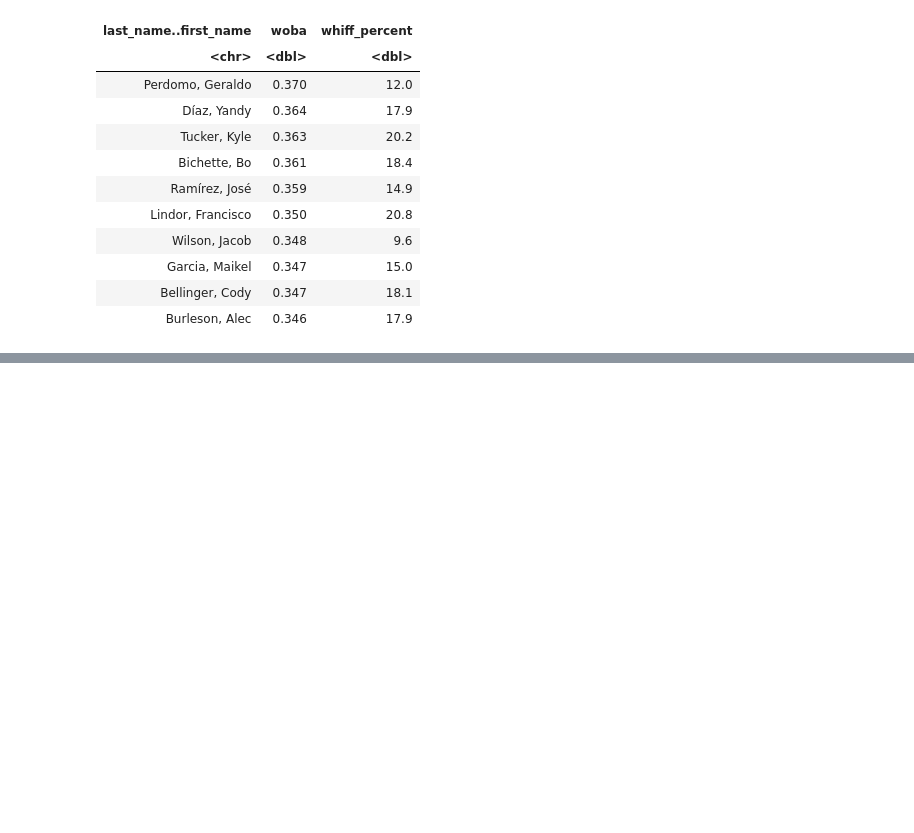
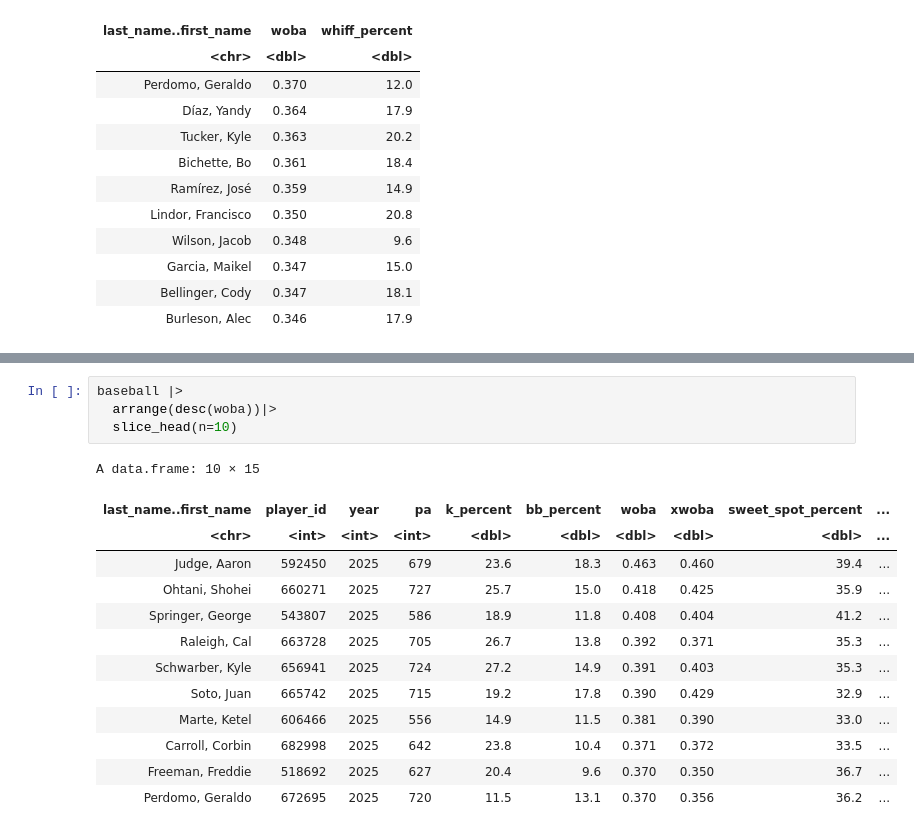
Before and after one commit to glennnoronha/R, a Jupyter notebook: baseball_savant.ipynb, the cells around one changed output, grey strips where cells are left out. Cells and saved outputs as stored; diff of their text form; blank space fills up the shorter version.

```diff
--- a/baseball_savant.ipynb
+++ b/baseball_savant.ipynb
@@ -216,0 +228,18 @@ A data.frame: 10 × 3
+# %%
+baseball |>
+  arrange(desc(woba))|>
+  slice_head(n=10)
+# %% [output]
+A data.frame: 10 × 15
+| last_name..first_name | player_id | year | pa | k_percent | bb_percent | woba | xwoba | sweet_spot_percent | ... |
+| <chr> | <int> | <int> | <int> | <dbl> | <dbl> | <dbl> | <dbl> | <dbl> | ... |
+| Judge, Aaron | 592450 | 2025 | 679 | 23.6 | 18.3 | 0.463 | 0.460 | 39.4 | ... |
+| Ohtani, Shohei | 660271 | 2025 | 727 | 25.7 | 15.0 | 0.418 | 0.425 | 35.9 | ... |
+| Springer, George | 543807 | 2025 | 586 | 18.9 | 11.8 | 0.408 | 0.404 | 41.2 | ... |
+| Raleigh, Cal | 663728 | 2025 | 705 | 26.7 | 13.8 | 0.392 | 0.371 | 35.3 | ... |
+| Schwarber, Kyle | 656941 | 2025 | 724 | 27.2 | 14.9 | 0.391 | 0.403 | 35.3 | ... |
+| Soto, Juan | 665742 | 2025 | 715 | 19.2 | 17.8 | 0.390 | 0.429 | 32.9 | ... |
+| Marte, Ketel | 606466 | 2025 | 556 | 14.9 | 11.5 | 0.381 | 0.390 | 33.0 | ... |
+| Carroll, Corbin | 682998 | 2025 | 642 | 23.8 | 10.4 | 0.371 | 0.372 | 33.5 | ... |
+| Freeman, Freddie | 518692 | 2025 | 627 | 20.4 | 9.6 | 0.370 | 0.350 | 36.7 | ... |
+| Perdomo, Geraldo | 672695 | 2025 | 720 | 11.5 | 13.1 | 0.370 | 0.356 | 36.2 | ... |
```
Also changed, not shown: parts of 7 cells of this notebook.
